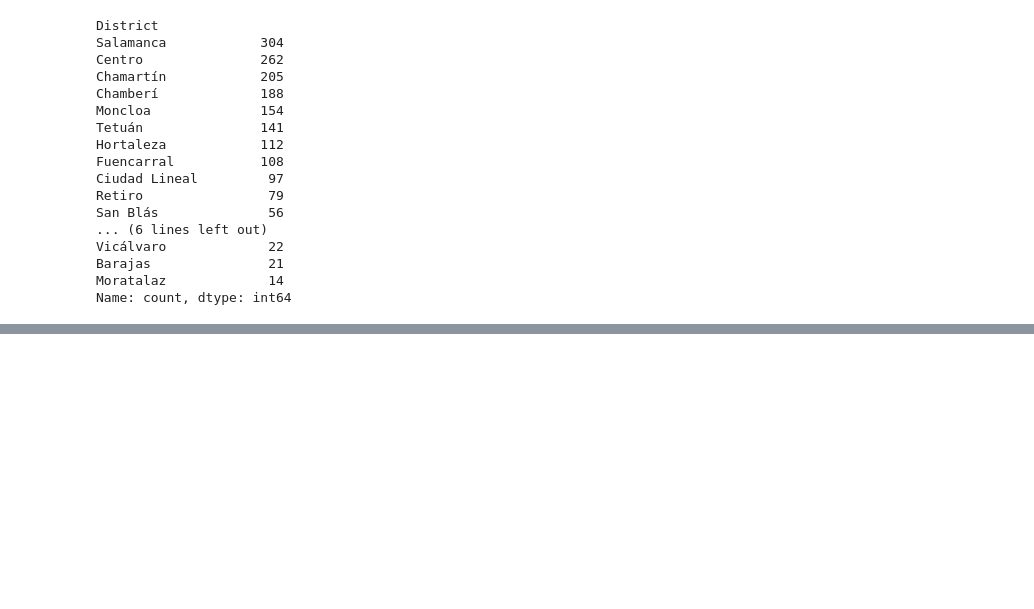
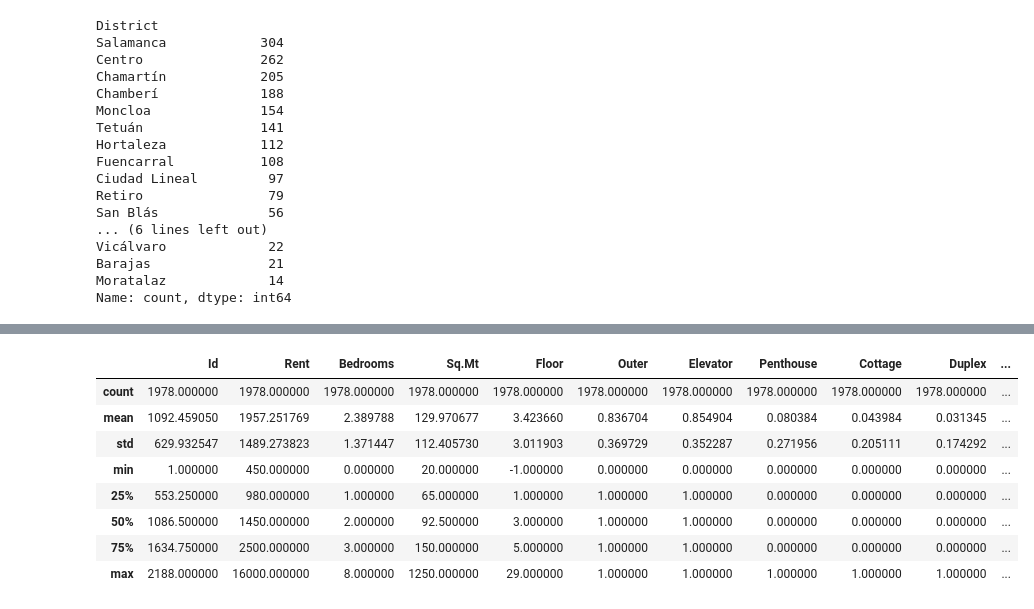
Before and after one commit to JJR9903/IE-MBDS-ML-1-group-project, a Jupyter notebook: notebooks/Group project.ipynb, the cells around one changed output, grey strips where cells are left out. Drawn from its saved outputs; the diff is of its cells as text; code cells hidden in the pictures; blank space fills up the shorter version.

Commit message:
redone segmentation
redone segmentation

```diff
--- a/notebooks/Group project.ipynb
+++ b/notebooks/Group project.ipynb
@@ -786,14 +735,0 @@ Here we combine district and size categories to build a two-dimensional segmenta
-# %%
-# Create size categories (quantile-based)
-df['Size_Segment'] = pd.qcut(
-    df['Sq.Mt'],
-    q=3,
-    labels=['Small', 'Medium', 'Large']
-)
-
-# Combine district and size
-df['District_Size_Segment'] = (
-    df['District'] + ' - ' + df['Size_Segment'].astype(str)
-)
-
-df[['District', 'Sq.Mt', 'Size_Segment', 'District_Size_Segment']].head()
@@ -909,4 +735,0 @@ Here we create the price per square meter variable. This allows us to analyze st
-# %%
-df['Price_per_Sqm'] = df['Rent'] / df['Sq.Mt']
-
-df['Price_per_Sqm'].describe()
@@ -970,12 +735,0 @@ Large: 3 or more bedrooms
-# %%
-def bedroom_segment(bedrooms):
-    if bedrooms <= 1:
-        return 'Small'
-    elif bedrooms == 2:
-        return 'Medium'
-    else:
-        return 'Large'
-
-df['Bedroom_Segment'] = df['Bedrooms'].apply(bedroom_segment)
-
-df['Bedroom_Segment'].value_counts()
@@ -990,4 +735,0 @@ We combine district and bedroom categories to create a two-dimensional market se
-# %%
-df['District_Bedroom_Segment'] = (df['District_Segment'] + ' - ' + df['Bedroom_Segment'])
-
-df['District_Bedroom_Segment'].value_counts()
@@ -1152,0 +754,12 @@ Overall, the results show that Madrid’s rental market is shaped by both spatia
+# %%
+df[['Id', 'District', 'Description', 'Area', 'Rent', 'Bedrooms', 'Sq.Mt','Floor', 'Outer', 'Elevator', 'Penthouse', 'Cottage', 'Duplex','Semidetached', 'type', 'Address', 'Studio']].describe()
+# %% [output]
+|  | Id | Rent | Bedrooms | Sq.Mt | Floor | Outer | Elevator | Penthouse | Cottage | Duplex | ... |
+| count | 1978.000000 | 1978.000000 | 1978.000000 | 1978.000000 | 1978.000000 | 1978.000000 | 1978.000000 | 1978.000000 | 1978.000000 | 1978.000000 | ... |
+| mean | 1092.459050 | 1957.251769 | 2.389788 | 129.970677 | 3.423660 | 0.836704 | 0.854904 | 0.080384 | 0.043984 | 0.031345 | ... |
+| std | 629.932547 | 1489.273823 | 1.371447 | 112.405730 | 3.011903 | 0.369729 | 0.352287 | 0.271956 | 0.205111 | 0.174292 | ... |
+| min | 1.000000 | 450.000000 | 0.000000 | 20.000000 | -1.000000 | 0.000000 | 0.000000 | 0.000000 | 0.000000 | 0.000000 | ... |
+| 25% | 553.250000 | 980.000000 | 1.000000 | 65.000000 | 1.000000 | 1.000000 | 1.000000 | 0.000000 | 0.000000 | 0.000000 | ... |
+| 50% | 1086.500000 | 1450.000000 | 2.000000 | 92.500000 | 3.000000 | 1.000000 | 1.000000 | 0.000000 | 0.000000 | 0.000000 | ... |
+| 75% | 1634.750000 | 2500.000000 | 3.000000 | 150.000000 | 5.000000 | 1.000000 | 1.000000 | 0.000000 | 0.000000 | 0.000000 | ... |
+| max | 2188.000000 | 16000.000000 | 8.000000 | 1250.000000 | 29.000000 | 1.000000 | 1.000000 | 1.000000 | 1.000000 | 1.000000 | ... |
```
Also changed, not shown: parts of 51 cells of this notebook.
